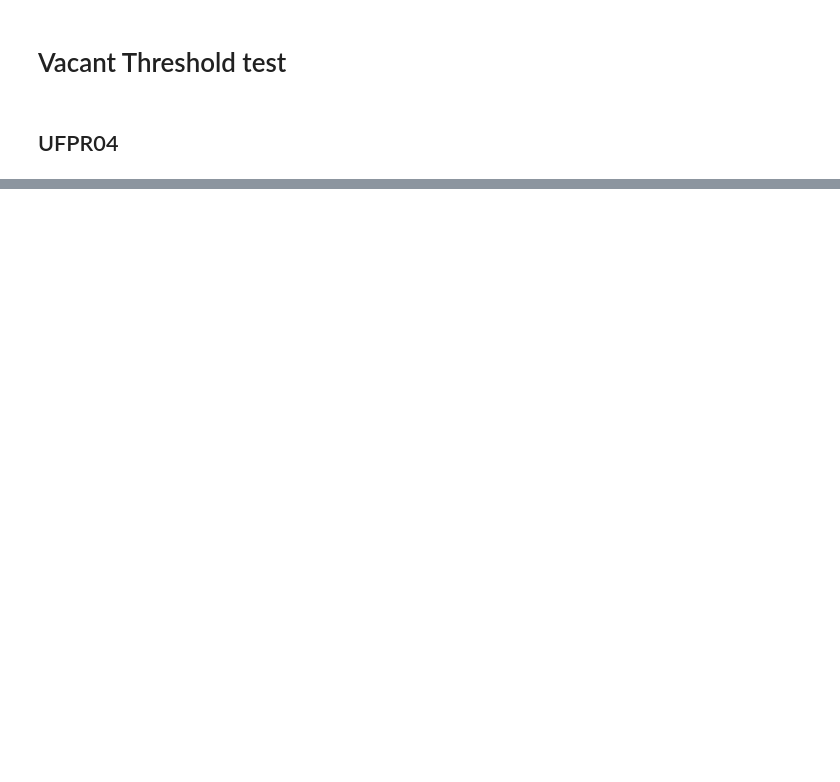
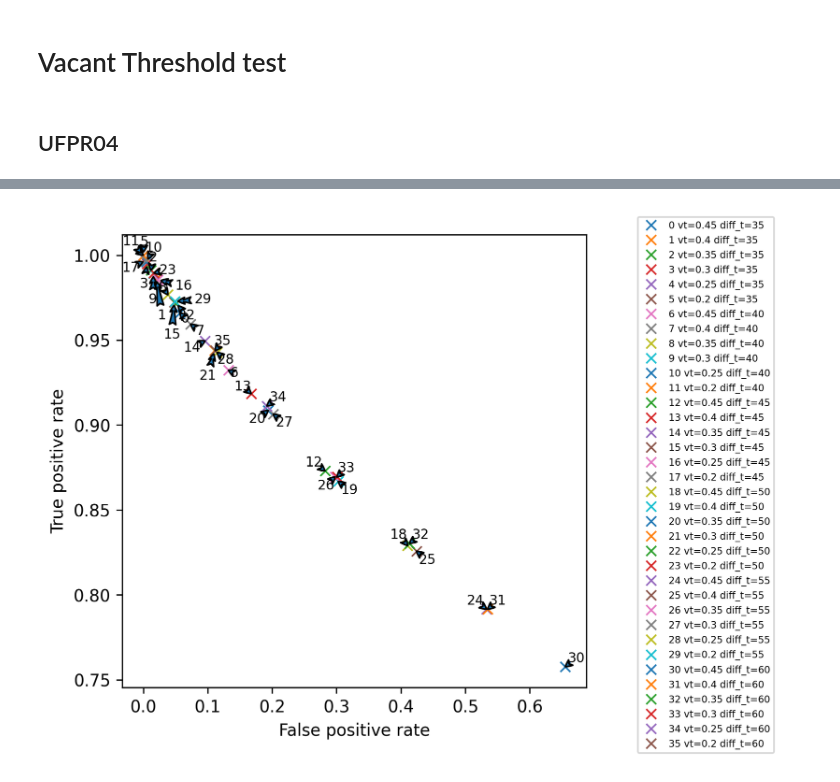
Before and after one commit to VisionPark/VisionParkDetect, a Jupyter notebook: vacantThresholdTest.ipynb, the cells around one changed output, grey strips where cells are left out. Drawn from its saved outputs; the diff is of its cells as text; code cells hidden in the pictures; blank space fills up the shorter version.

Commit message:
Implemented intensity diff classifier and added some results

```diff
--- a/vacantThresholdTest.ipynb
+++ b/vacantThresholdTest.ipynb
@@ -107,0 +118,8 @@ Accuracy: 0.779
+# %%
+PARAMS_UFPR04 = DetectionParams(gb_k=(3,3), gb_s=0, diff_threshold=50, median_k=5, bw_size=150, vacant_threshold=0.23, show_imshow=True)  # UFPR04
+parking_id = 'UFPR04'
+weather = 'Cloudy'
+
+p = setup_params(parking_id, weather, PARAMS_UFPR04)
+p.show_imshow=True
+print(p)
@@ -107,0 +162,33 @@ Accuracy: 0.779
+# %%
+from matplotlib import pyplot as plt
+from sklearn.metrics import roc_curve, auc
+from adjustText import adjust_text
+from matplotlib.font_manager import FontProperties
+
+tpr = [m.precision for m in metrics_list]
+fpr = [1 - m.specificity for m in metrics_list]
+# auc_1 = auc(fpr, tpr)
+
+
+plt.figure(figsize=(5,5), dpi=300)
+for f,p in zip(fpr,tpr):
+    plt.plot(f, p, 'x')
+
+# plt.scatter(fpr, tpr)
+
+# for i, txt in enumerate(tpr):
+#     plt.annotate(i, (fpr[i], tpr[i]))
+
+texts = [plt.text(fpr[i], tpr[i], str(i), size=8) for i in range(len(fpr))]
+adjust_text(texts, arrowprops={'arrowstyle' : 'fancy'}, expand_points=(1.3, 1.3))
+
+plt.xlabel('False positive rate')
+plt.ylabel('True positive rate')
+
+fontP = FontProperties()
+fontP.set_size('xx-small')
+
+plt.legend([row.replace('UFPR04-Cloudy', str(i)) for i,row in enumerate(row_names)], bbox_to_anchor=(1.1, 1.05), loc='upper left', prop=fontP)
+plt.show()
+# %% [output]
+[figure, added]
```
Also changed, not shown: parts of 12 cells of this notebook, 21 other files.
